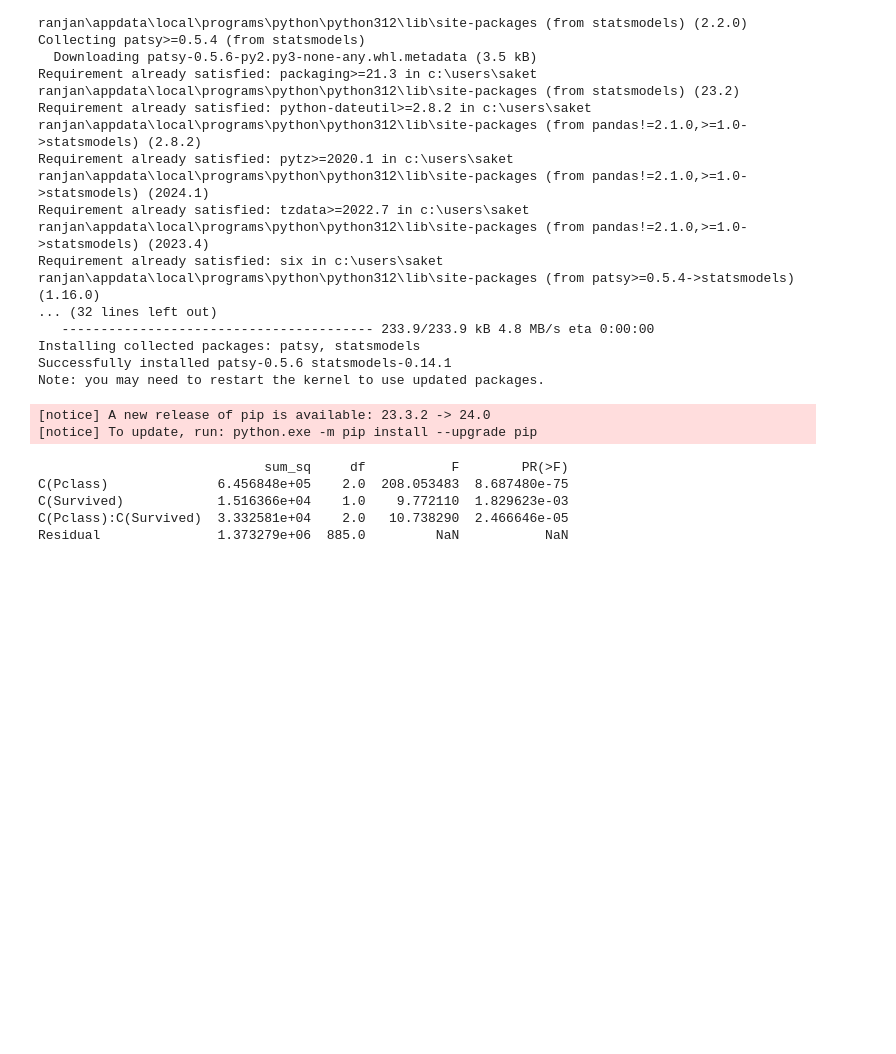
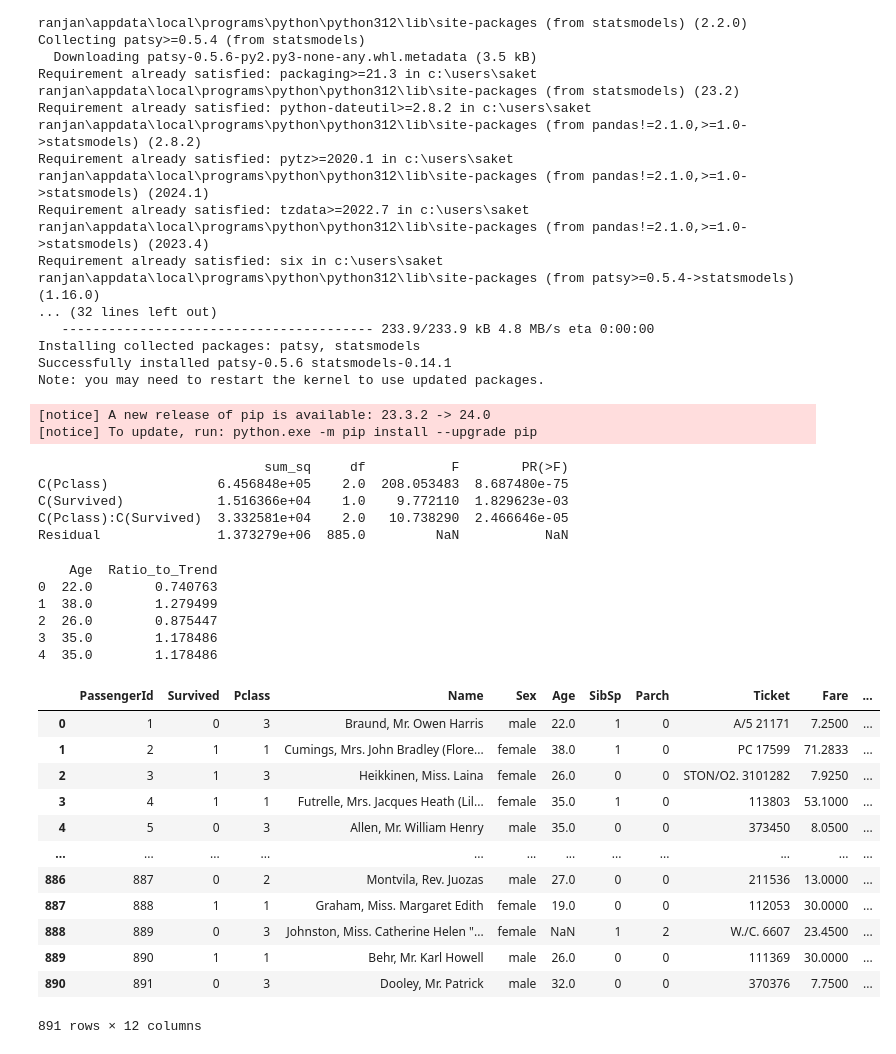
Before and after one commit to Saketranjanm/JN, a Jupyter notebook: Anova.ipynb, the cells around one changed output. Cells and saved outputs as stored; diff of their text form; code cells hidden in the pictures; blank space fills up the shorter version.

```diff
--- a/Anova.ipynb
+++ b/Anova.ipynb
@@ -149,3 +153,24 @@ Residual               1.373279e+06  885.0         NaN           NaN
 #We use the f_oneway function from SciPy to perform the one-way ANOVA on the grouped fares.
 #Finally, we print out the F-statistic and the p-value.
 #The null hypothesis (H0) in the context of this ANOVA would be that there is no significant difference in the mean fares between the different passenger classes. If the p-value is less than a chosen significance level (e.g., 0.05), we reject the null hypothesis, indicating that there is significant evidence to suggest that at least one pair of means is significantly different.
+# %%
+import pandas as pd
+
+# Load the Titanic dataset (assuming it's in a CSV file named 'titanic.csv')
+titanic_df = pd.read_csv('https://raw.githubusercontent.com/datasciencedojo/datasets/master/titanic.csv')
+
+# Assuming you want to find the trend value based on a specific feature, such as age or fare
+trend_value = titanic_df['Age'].mean()  # You can replace 'Age' with any other feature
+
+# Calculate the ratio of each data point to the trend value
+titanic_df['Ratio_to_Trend'] = titanic_df['Age'] / trend_value
+
+# Display the first few rows of the dataset with the calculated ratio
+print(titanic_df[['Age', 'Ratio_to_Trend']].head())
+# %% [output]
+    Age  Ratio_to_Trend
+0  22.0        0.740763
+1  38.0        1.279499
+2  26.0        0.875447
+3  35.0        1.178486
+4  35.0        1.178486
@@ -151,0 +183,16 @@ Residual               1.373279e+06  885.0         NaN           NaN
+# %%
+df
+# %% [output]
+|  | PassengerId | Survived | Pclass | Name | Sex | Age | SibSp | Parch | Ticket | Fare | ... |
+| 0 | 1 | 0 | 3 | Braund, Mr. Owen Harris | male | 22.0 | 1 | 0 | A/5 21171 | 7.2500 | ... |
+| 1 | 2 | 1 | 1 | Cumings, Mrs. John Bradley (Flore... | female | 38.0 | 1 | 0 | PC 17599 | 71.2833 | ... |
+| 2 | 3 | 1 | 3 | Heikkinen, Miss. Laina | female | 26.0 | 0 | 0 | STON/O2. 3101282 | 7.9250 | ... |
+| 3 | 4 | 1 | 1 | Futrelle, Mrs. Jacques Heath (Lil... | female | 35.0 | 1 | 0 | 113803 | 53.1000 | ... |
+| 4 | 5 | 0 | 3 | Allen, Mr. William Henry | male | 35.0 | 0 | 0 | 373450 | 8.0500 | ... |
+| ... | ... | ... | ... | ... | ... | ... | ... | ... | ... | ... | ... |
+| 886 | 887 | 0 | 2 | Montvila, Rev. Juozas | male | 27.0 | 0 | 0 | 211536 | 13.0000 | ... |
+| 887 | 888 | 1 | 1 | Graham, Miss. Margaret Edith | female | 19.0 | 0 | 0 | 112053 | 30.0000 | ... |
+| 888 | 889 | 0 | 3 | Johnston, Miss. Catherine Helen "... | female | NaN | 1 | 2 | W./C. 6607 | 23.4500 | ... |
+| 889 | 890 | 1 | 1 | Behr, Mr. Karl Howell | male | 26.0 | 0 | 0 | 111369 | 30.0000 | ... |
+| 890 | 891 | 0 | 3 | Dooley, Mr. Patrick | male | 32.0 | 0 | 0 | 370376 | 7.7500 | ... |
+891 rows × 12 columns
```
Also changed, not shown: parts of 12 cells of this notebook, 1 other file.
